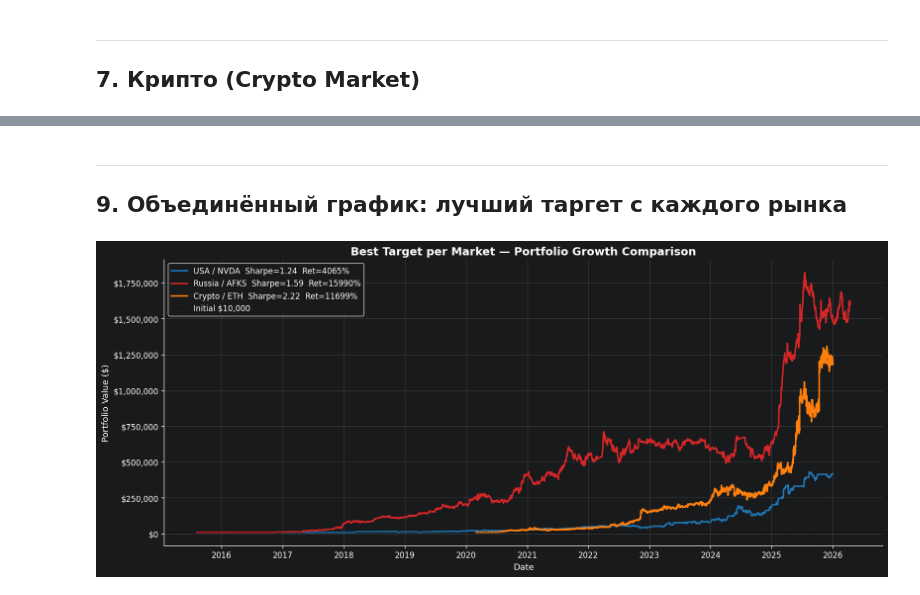
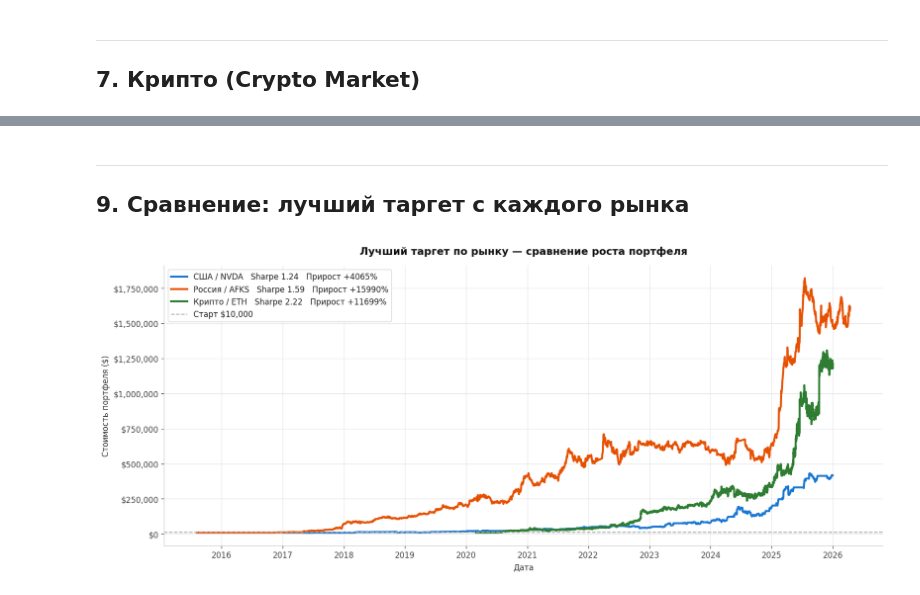
Before and after one commit to Vault-Guy/replication-portfolio-arbitrage-mvp, a Jupyter notebook: notebooks/08_portfolio_growth_report.ipynb, the cells around one changed output, grey strips where cells are left out. Cells and saved outputs as stored; diff of their text form; code cells hidden in the pictures.

```diff
--- a/notebooks/08_portfolio_growth_report.ipynb
+++ b/notebooks/08_portfolio_growth_report.ipynb
@@ -443,48 +518,55 @@ summary_df = pd.DataFrame(summary_rows)
 # %% [markdown]
 ---
-## 9. Объединённый график: лучший таргет с каждого рынка
+## 9. Сравнение: лучший таргет с каждого рынка
 # %%
+MARKET_COLORS = {"usa": "#1976D2", "russia": "#E65100", "crypto": "#2E7D32"}
+MARKET_LABELS = {"usa": "США", "russia": "Россия", "crypto": "Крипто"}
+
 fig, ax = plt.subplots(figsize=(14, 6))
-
-market_labels = {"usa": "USA", "russia": "Russia", "crypto": "Crypto"}
-market_colors = {"usa": "#1f77b4", "russia": "#d62728", "crypto": "#ff7f0e"}
+fig.patch.set_facecolor("white")
+ax.set_facecolor("white")
 
 for market in ["usa", "russia", "crypto"]:
-    # берём лучший таргет по Sharpe
-    best_item = max(
-        [(k, v) for k, v in pipeline_results.items() if k[0] == market],
-        key=lambda x: x[1].backtest.metrics.sharpe_ratio,
-        default=None,
-    )
-    if best_item is None:
+    candidates = [(k, v) for k, v in pipeline_results.items() if k[0] == market]
+    if not candidates:
         continue
-    (mkt, target), result = best_item
+    (_, target), result = max(candidates, key=lambda x: x[1].backtest.metrics.sharpe_ratio)
     equity = result.backtest.equity_curve * INITIAL_CAPITAL
     m = result.backtest.metrics
     label = (
-        f"{market_labels[market]} / {target}  "
-        f"Sharpe={m.sharpe_ratio:.2f}  "
-        f"Ret={m.total_return*100:.0f}%"
+        f"{MARKET_LABELS[market]} / {target}   "
+        f"Sharpe {m.sharpe_ratio:.2f}   "
+        f"Прирост {m.total_return*100:+.0f}%"
     )
     ax.plot(
         equity.index, equity,
-        label=label,
-        linewidth=2.0,
-        color=market_colors[market],
+        label=label, linewidth=2.5,
+        color=MARKET_COLORS[market],
     )
 
 ax.axhline(
-    INITIAL_CAPITAL, color="black", linestyle="--",
-    linewidth=0.9, alpha=0.4, label=f"Initial ${INITIAL_CAPITAL:,.0f}",
+    INITIAL_CAPITAL, color="#AAAAAA", linestyle="--",
+    linewidth=1.2, label=f"Старт ${INITIAL_CAPITAL:,.0f}",
 )
-ax.set_title("Best Target per Market — Portfolio Growth Comparison", fontsize=14, fontweight="bold")
-ax.set_ylabel("Portfolio Value ($)", fontsize=11)
-ax.set_xlabel("Date", fontsize=11)
+
+ax.set_title(
+    "Лучший таргет по рынку — сравнение роста портфеля",
+    fontsize=13, fontweight="bold", pad=14,
+)
+ax.set_ylabel("Стоимость портфеля ($)", fontsize=10)
+ax.set_xlabel("Дата", fontsize=10)
 ax.yaxis.set_major_formatter(mticker.FuncFormatter(lambda x, _: f"${x:,.0f}"))
 ax.xaxis.set_major_formatter(mdates.DateFormatter("%Y"))
 ax.xaxis.set_major_locator(mdates.YearLocator())
-ax.legend(fontsize=10, framealpha=0.92)
+
+for spine in ax.spines.values():
+    spine.set_edgecolor("#CCCCCC")
+
+legend = ax.legend(fontsize=10, frameon=True)
+legend.get_frame().set_facecolor("white")
+legend.get_frame().set_edgecolor("#DDDDDD")
+
 fig.tight_layout()
 plt.show()
 # %% [output]
-[figure, old version]
+[figure, new version]
```
Also changed, not shown: parts of 24 cells of this notebook.
